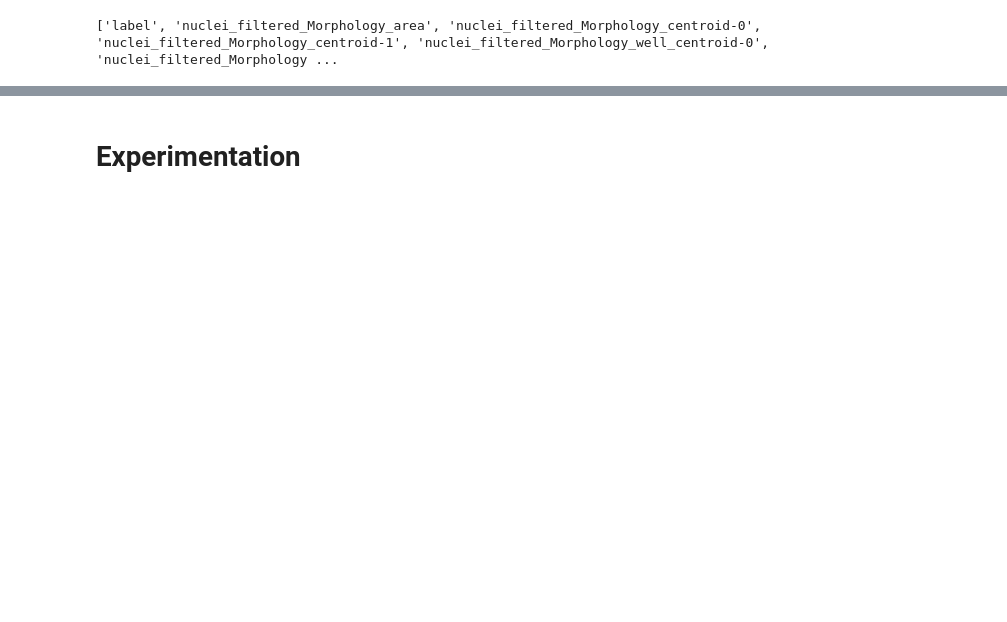
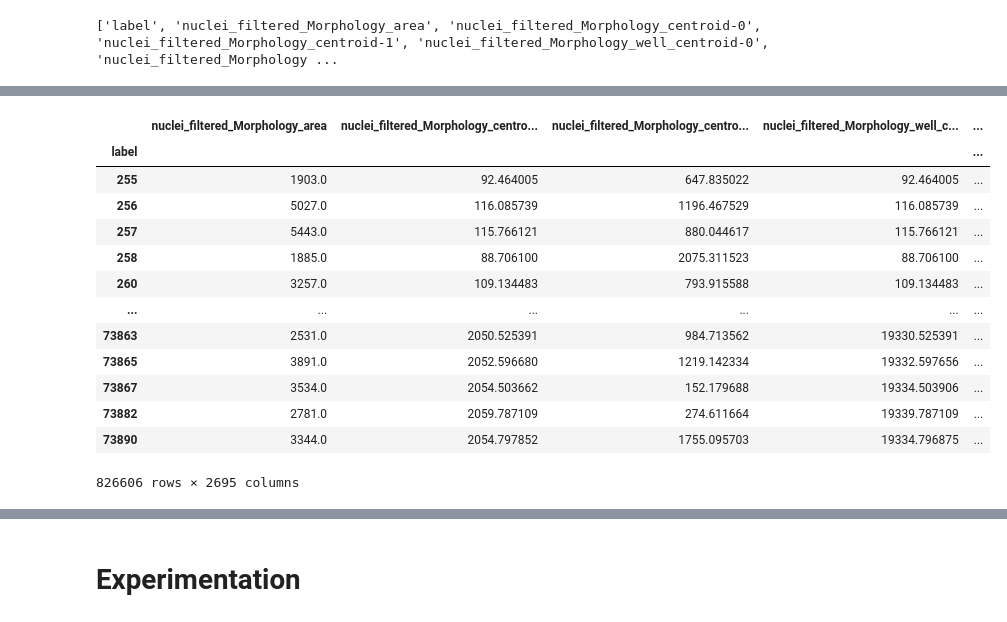
Before and after one commit to fractal-analytics-platform/fractal-paper-2026, a Jupyter notebook: fractal_paper_2026/cardiac_diff_analysis/plate_qc.ipynb, the cells around one changed output, grey strips where cells are left out. Cells and saved outputs as stored; diff of their text form; code cells hidden in the pictures; blank space fills up the shorter version.

```diff
--- a/fractal_paper_2026/cardiac_diff_analysis/plate_qc.ipynb
+++ b/fractal_paper_2026/cardiac_diff_analysis/plate_qc.ipynb
@@ -238,3 +293,20 @@ concatenated_df.drop(columns=cols_to_drop, inplace=True)
+# %%
+concatenated_df
+# %% [output]
+|  | nuclei_filtered_Morphology_area | nuclei_filtered_Morphology_centro... | nuclei_filtered_Morphology_centro... | nuclei_filtered_Morphology_well_c... | ... |
+| label |  |  |  |  | ... |
+| 255 | 1903.0 | 92.464005 | 647.835022 | 92.464005 | ... |
+| 256 | 5027.0 | 116.085739 | 1196.467529 | 116.085739 | ... |
+| 257 | 5443.0 | 115.766121 | 880.044617 | 115.766121 | ... |
+| 258 | 1885.0 | 88.706100 | 2075.311523 | 88.706100 | ... |
+| 260 | 3257.0 | 109.134483 | 793.915588 | 109.134483 | ... |
+| ... | ... | ... | ... | ... | ... |
+| 73863 | 2531.0 | 2050.525391 | 984.713562 | 19330.525391 | ... |
+| 73865 | 3891.0 | 2052.596680 | 1219.142334 | 19332.597656 | ... |
+| 73867 | 3534.0 | 2054.503662 | 152.179688 | 19334.503906 | ... |
+| 73882 | 2781.0 | 2059.787109 | 274.611664 | 19339.787109 | ... |
+| 73890 | 3344.0 | 2054.797852 | 1755.095703 | 19334.796875 | ... |
+826606 rows × 2695 columns
 # %%
 # Save QCed table to disk
 from ngio.tables import FeatureTable
```
Also changed, not shown: parts of 12 cells of this notebook, 1 other file.
